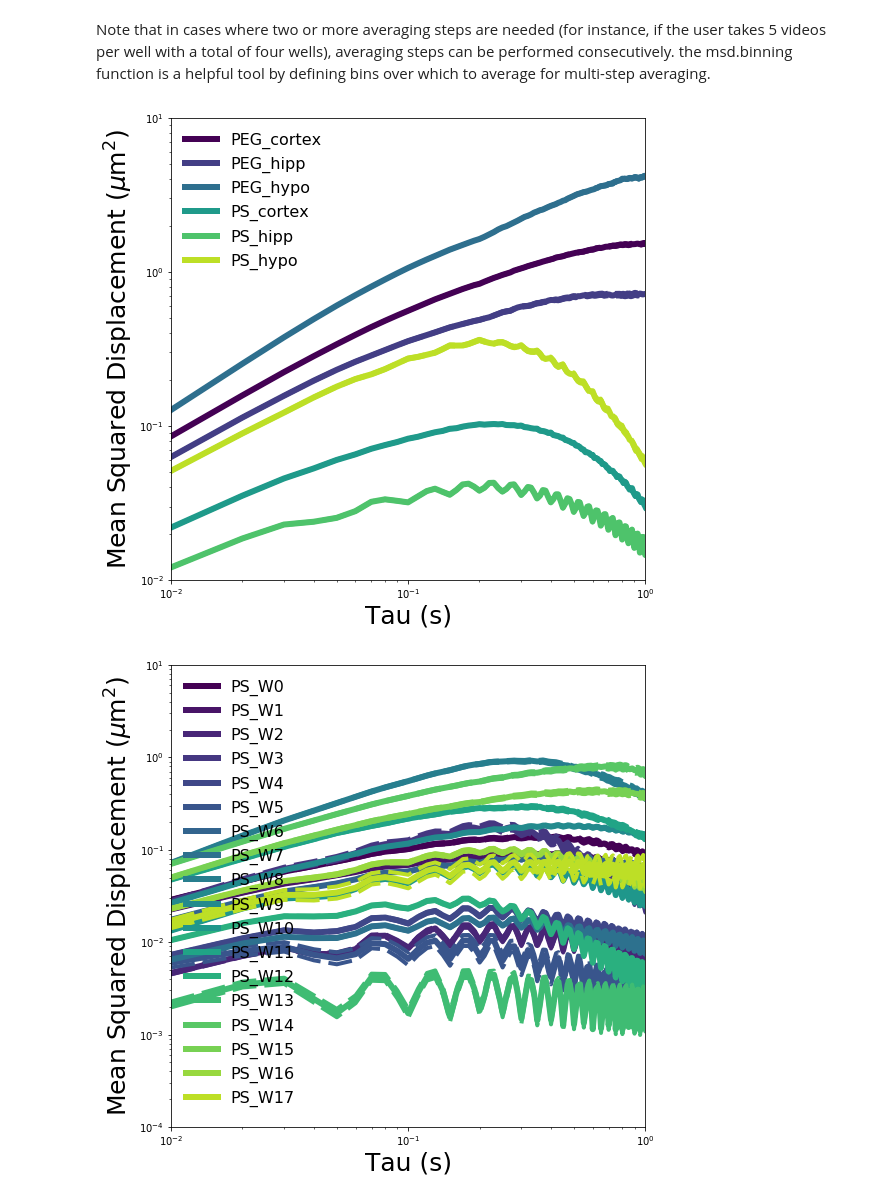
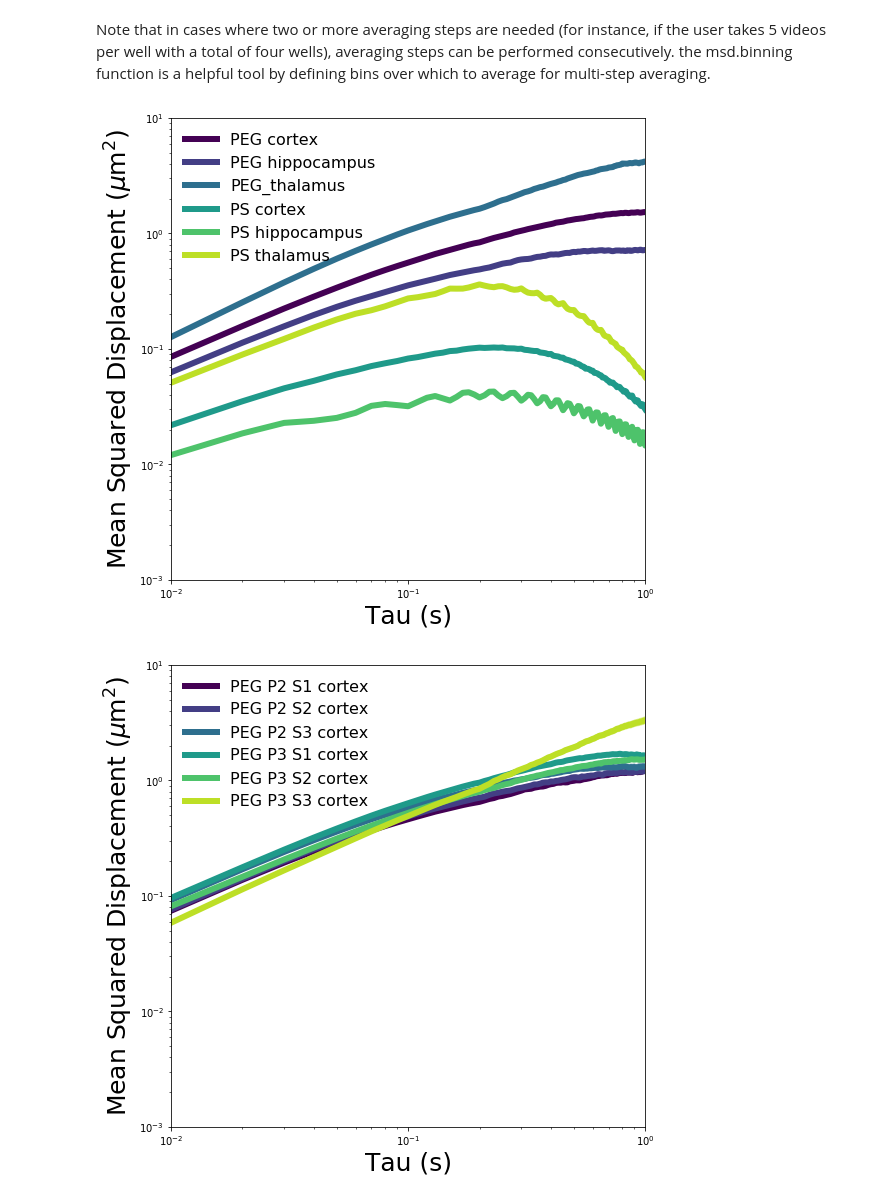
Before and after one commit to Nance-Lab/diff_classifier, a Jupyter notebook: notebooks/development/09_15_18_averaging_Chad_regional.ipynb, the cells around one changed output. Cells and saved outputs as stored; diff of their text form; code cells hidden in the pictures.

Commit message:
Added new experiment notebooks.

```diff
--- a/notebooks/development/09_15_18_averaging_Chad_regional.ipynb
+++ b/notebooks/development/09_15_18_averaging_Chad_regional.ipynb
@@ -29,0 +29,10 @@ to_track
+# %%
+labels = []
+
+for typ in types:
+    for pup in pups:
+        for slic in slices:
+            for region in ['cortex', 'hippocampus', 'thalamus']:
+                labels.append('{} P{} S{} {}'.format(typ, pup, slic, region))
+
+print(labels[0::3])
@@ -163,12 +108,13 @@ geodata = msd.precision_averaging(to_track, geomean, gSEM, weights,
 Note that in cases where two or more averaging steps are needed (for instance, if the user takes 5 videos per well with a total of four wells), averaging steps can be performed consecutively. the msd.binning function is a helpful tool by defining bins over which to average for multi-step averaging.
 # %%
 msd.plot_all_experiments(['PEG_cortex', 'PEG_hipp', 'PEG_hypo', 'PS_cortex', 'PS_hipp', 'PS_hypo'],
-                         yrange=(10**-2, 10**1), bucket=bucket, folder=folder)
+                         yrange=(10**-3, 10**1), bucket=bucket, folder=folder,
+                         labels = ['PEG cortex', 'PEG hippocampus', 'PEG_thalamus', 'PS cortex', 'PS hippocampus', 'PS thalamus'])
 # %% [output]
-[figure, old version]
+[figure, new version]
 # %%
 msd.plot_all_experiments(['gel_04_percent_bulk', 'gel_12_percent_bulk'], yrange=(10**-3, 10**-1), bucket=bucket, folder=folder)
 # %%
-msd.plot_all_experiments(well_names, yrange=(10**-4, 10**1), bucket=bucket, folder=folder)
+msd.plot_all_experiments(well_names[0::3], yrange=(10**-3, 10**1), bucket=bucket, folder=folder, labels=labels[0::3])
 # %% [output]
-[figure, old version]
+[figure, new version]
```
Also changed, not shown: parts of 13 cells of this notebook, 13 other files.
